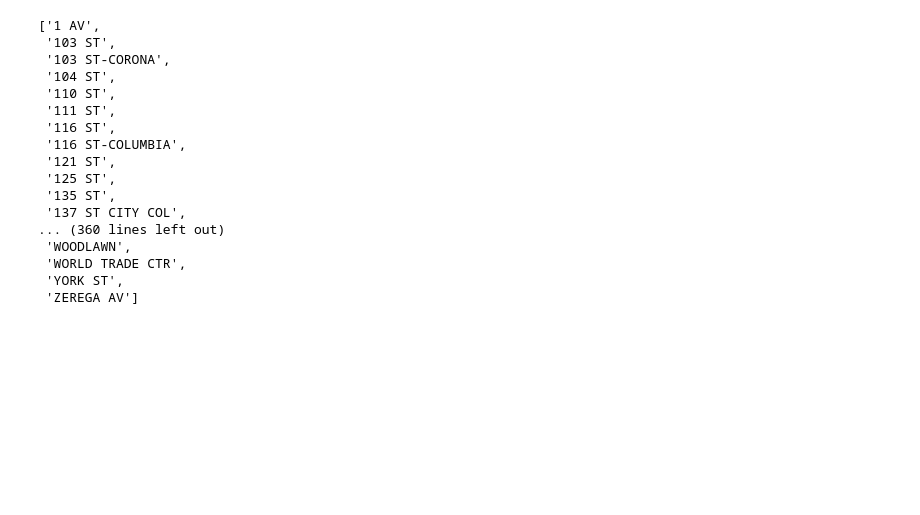
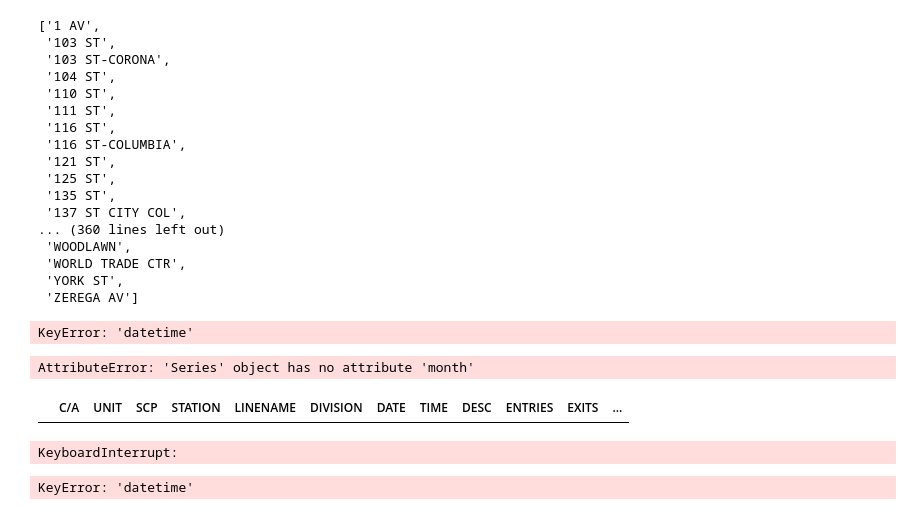
Before and after one commit to nalehc/gala_flyer_locations, a Jupyter notebook: Clean_and_Process_v2.ipynb, the cells around one changed output. Drawn from its saved outputs; the diff is of its cells as text; code cells hidden in the pictures; blank space fills up the shorter version.

```diff
--- a/Clean_and_Process_v2.ipynb
+++ b/Clean_and_Process_v2.ipynb
@@ -39,7 +39,7 @@ def get_week_nums(month,yrs_back):
         mt=fix_time(new.month)
         day=fix_time(new.day)
         string=yr+mt+day
-        if int(mt)==month:
+        if (int(mt)==month) or (int(mt)==(month-1)%12) or (int(mt)==(month+1)%12):
             week_list.append(int(string))
     return week_list
 
@@ -92,12 +92,17 @@ Next we make a dictionary whose keys are stations and values are a list of numbe
 exiting per four hour period.
 """
 
-def construct_dct(df):
+
+def month_filter(df,month):
+    return df[df['datetime'].dt.month==month]
+
+def construct_dct(df,mt):
     stations=df['STATION'].unique()
     station_diffs_dct={}
     for st in stations:
         sa=station_activity(df,st)
         sa['diffs']=sa['EXITS'].diff()
+        sa2=month_filter(sa,mt)
         st_diffs=sa.drop(['EXITS'],axis=1).dropna()
         st_diffs_clean=st_diffs[np.abs(st_diffs.diffs)<10*10**4]
         st_diffs_clean['weekday']=st_diffs_clean['datetime'].dt.weekday
@@ -111,7 +116,6 @@ Since different stations are on different schedules we need a helper function,
 find_key(), which allows us to find the appropriate time-interval to associate
 with a user-entered hour.
 """
-
 
 
 def find_key(num,hours_list):
@@ -155,13 +159,13 @@ def main(month,day,hour,yrs_back=3):
     week_nums=get_week_nums(month,yrs_back)
     df=scrape_pkl(week_nums,filename)
     df_c=clean_df(df)
-    dct=construct_dct(df_c)
+    dct=construct_dct(df_c,month)
 
     return (activity_by_time(day,hour,dct),dct,df)
 # %% [markdown]
 In the example below we run 'main(6,4,5)' which gives us the activity for month 6 = June, day 4 = Friday, hour 5 = 5am.  The 'yrs_back' variable is set to 3 by default.  We also return the full dataframe from the last 3 years (df) and the cleaned dictionary with station data.
 # %%
-activity,dct,df = main(6,4,5,1)
+activity,dct,df = main(6,4,5,3)
 # %% [output]
 A value is trying to be set on a copy of a slice from a DataFrame.
 Try using .loc[row_indexer,col_indexer] = value instead
@@ -291,3 +295,29 @@ sorted(df['STATION'].unique())
  'WORLD TRADE CTR',
  'YORK ST',
  'ZEREGA AV']
+# %%
+df['datetime']=pd.to_datetime(df['DATE']+' '+df['TIME'],infer_datetime_format=True)
+# %%
+df([df['datetime'].iloc[i].month==7 for i in range(len(df))])
+# %% [output]
+KeyError: 'datetime'
+# %%
+def get_month(x):
+    x
+# %% [output]
+AttributeError: 'Series' object has no attribute 'month'
+# %%
+def month_filter(df,month):
+    return df[df['datetime'].dt.month==month]
+# %%
+month_filter(df,4)
+# %% [output]
+|  | C/A | UNIT | SCP | STATION | LINENAME | DIVISION | DATE | TIME | DESC | ENTRIES | EXITS | ... |
+# %%
+[(df.datetime.iloc[i].month) for i in range(len(df))]
+# %% [output]
+KeyboardInterrupt:
+# %%
+df[df['datetime'].dt.month==7]
+# %% [output]
+KeyError: 'datetime'
```
